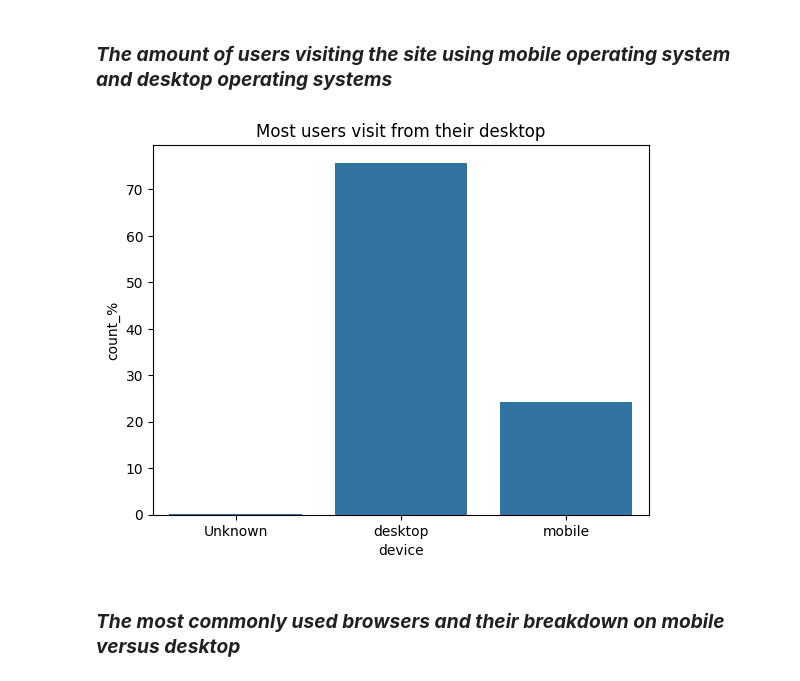
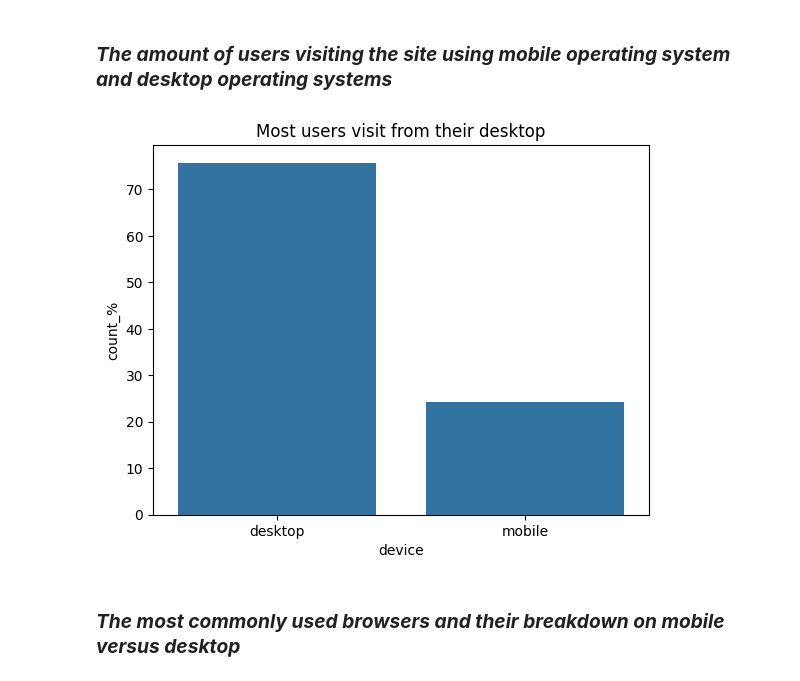
Before and after one commit to selvatica-36/Exploratory-data-analysis---Online-shopping-in-retail, a Jupyter notebook: analysis_report.ipynb, the cells around one changed output. Cells and saved outputs as stored; diff of their text form; code cells hidden in the pictures.

```diff
--- a/analysis_report.ipynb
+++ b/analysis_report.ipynb
@@ -242,7 +187,7 @@ plotter.count_plots_grid(['operating_systems'])
 total_entries = len(customer_activity_df['operating_systems'])
 os_counts = customer_activity_df.copy()
 info_extractor_3 = DataFrameInfo(os_counts)
-os_counts = info_extractor_3._get_slice(["operating_systems"])
+os_counts = info_extractor_3.get_slice(["operating_systems"])
 os_counts['counts'] = 1
 os_counts = os_counts.groupby(['operating_systems']).sum()
 os_counts["count_%"] = (os_counts['counts'] / total_entries) * 100
@@ -271,15 +216,17 @@ plt.show()
 # %% [markdown]
 ### ***The amount of users visiting the site using mobile operating system and desktop operating systems***
 # %%
-map_dev = {'Android':'mobile', 'iOS':'mobile', 'MACOS': 'desktop','ChromeOS':'desktop','Windows':'desktop','Ubuntu':'desktop', 'Other':'Unknown'}
+# Add column for device type (mobile or desktop) and drop outliers in operating systems ('Other')
+map_dev = {'Android':'mobile', 'iOS':'mobile', 'MACOS': 'desktop','ChromeOS':'desktop','Windows':'desktop','Ubuntu':'desktop'}
 device_df = os_counts.copy()
 device_df['device'] = device_df.index.map(map_dev)
+device_df.dropna(subset='device', inplace=True)
 device_df_grouped = device_df.groupby(['device']).sum().reset_index()
 sns.barplot(x=device_df_grouped['device'], y=device_df_grouped['count_%'])
 plt.title('Most users visit from their desktop')
 plt.show()
 # %% [output]
-[figure, old version]
+[figure, new version]
 # %% [markdown]
 ### ***The most commonly used browsers and their breakdown on mobile versus desktop***
 # %%
```
Also changed, not shown: parts of 23 cells of this notebook.
